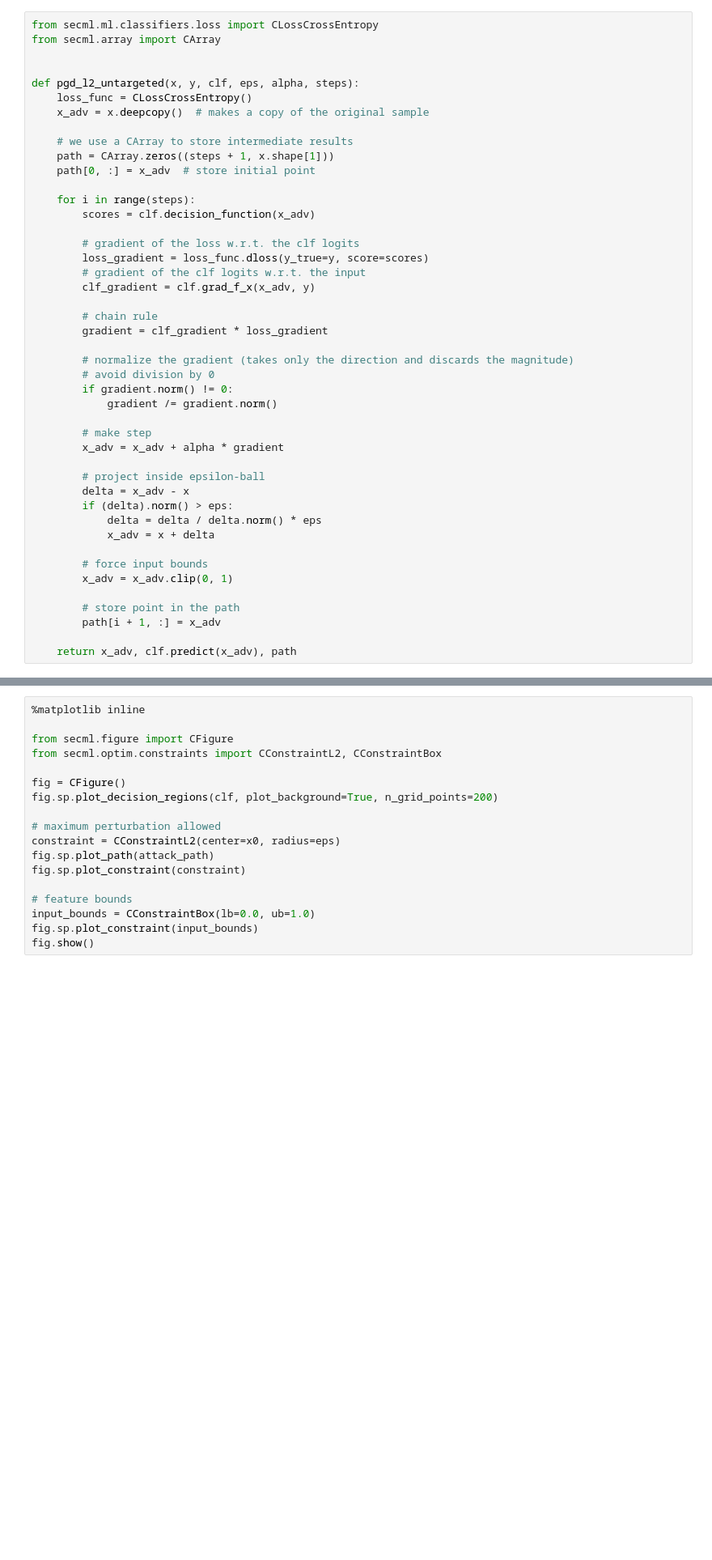
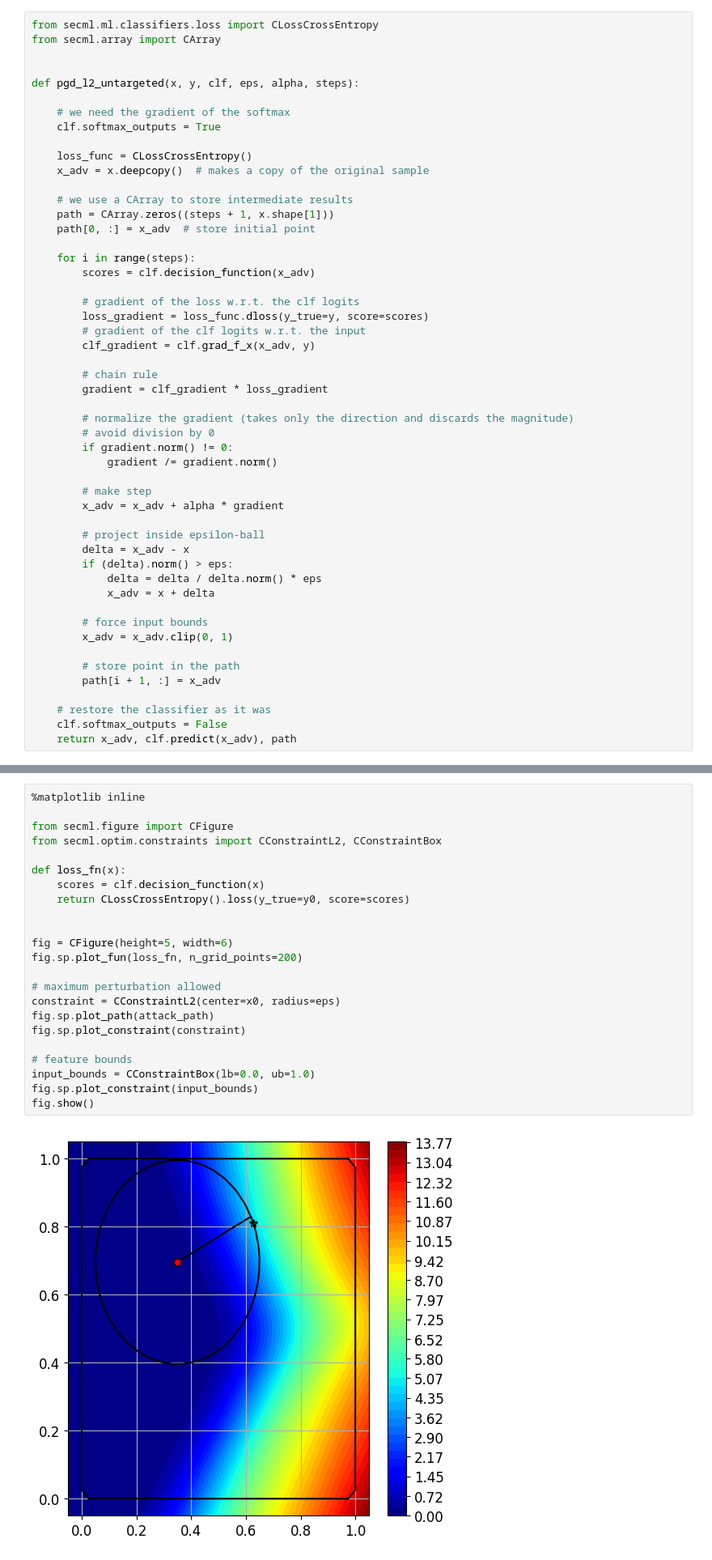
Before and after one commit to unica-mlsec/mlsec, a Jupyter notebook: labs/02_evasion_attacks.ipynb, the cells around one changed output, grey strips where cells are left out. Shown at 81% size. Saved outputs shown, nothing was run; the diff lists cells and outputs as text; blank space fills up the shorter version.

```diff
--- a/labs/02_evasion_attacks.ipynb
+++ b/labs/02_evasion_attacks.ipynb
@@ -174,6 +176,10 @@ from secml.array import CArray
 
 
 def pgd_l2_untargeted(x, y, clf, eps, alpha, steps):
+
+    # we need the gradient of the softmax
+    clf.softmax_outputs = True
+
     loss_func = CLossCrossEntropy()
     x_adv = x.deepcopy()  # makes a copy of the original sample
 
@@ -212,6 +218,8 @@ def pgd_l2_untargeted(x, y, clf, eps, alpha, steps):
         # store point in the path
         path[i + 1, :] = x_adv
 
+    # restore the classifier as it was
+    clf.softmax_outputs = False
     return x_adv, clf.predict(x_adv), path
 # %%
 index = 0
@@ -227,21 +238,28 @@ print(f"Adversarial point has label: {y_adv.item()}")
 # %%
 %matplotlib inline
 
 from secml.figure import CFigure
 from secml.optim.constraints import CConstraintL2, CConstraintBox
 
-fig = CFigure()
-fig.sp.plot_decision_regions(clf, plot_background=True, n_grid_points=200)
+def loss_fn(x):
+    scores = clf.decision_function(x)
+    return CLossCrossEntropy().loss(y_true=y0, score=scores)
+
+
+fig = CFigure(height=5, width=6)
+fig.sp.plot_fun(loss_fn, n_grid_points=200)
 
 # maximum perturbation allowed
 constraint = CConstraintL2(center=x0, radius=eps)
 fig.sp.plot_path(attack_path)
 fig.sp.plot_constraint(constraint)
 
 # feature bounds
 input_bounds = CConstraintBox(lb=0.0, ub=1.0)
 fig.sp.plot_constraint(input_bounds)
 fig.show()
+# %% [output]
+[figure, added]
 # %% [markdown]
 Evasion achieved!
 As you could see, the process is not bug-free, and it is complex to handle.
```
Also changed, not shown: parts of 4 cells of this notebook.
